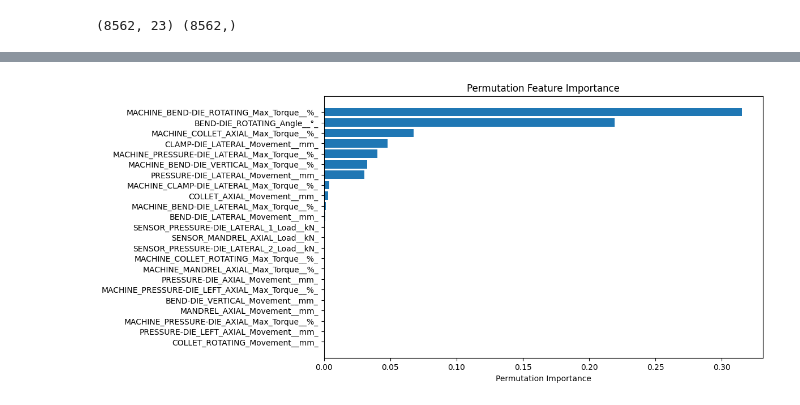
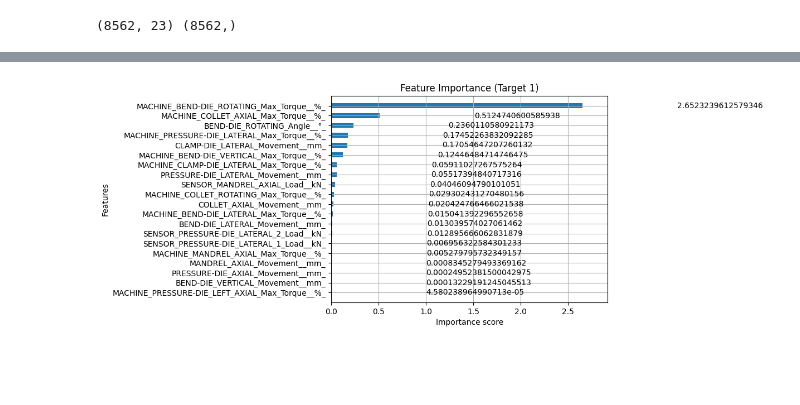
Before and after one commit to arman-niaruhi/temporal-windows-analysis-rotary-tube-bending, a Jupyter notebook: research/tubebend-main/preprocessing.ipynb, the cells around one changed output, grey strips where cells are left out. Drawn from its saved outputs; the diff is of its cells as text; code cells hidden in the pictures; blank space fills up the shorter version.

```diff
--- a/research/tubebend-main/preprocessing.ipynb
+++ b/research/tubebend-main/preprocessing.ipynb
@@ -396,13 +376,12 @@ plot_highlight_parts_list(dfs=[pd.DataFrame(X_trimmed), pd.DataFrame(y_expanded)
 # %%
-import pandas as pd
-import numpy as np
 import xgboost as xgb
 import shap
 import matplotlib.pyplot as plt
-
+from sklearn.multioutput import MultiOutputRegressor
 from sklearn.model_selection import train_test_split
 from sklearn.metrics import mean_squared_error
 from sklearn.inspection import permutation_importance
+
 # --- Prepare data ---
 X_safe = X_trimmed.copy()
 X_safe.columns = [
@@ -415,18 +394,18 @@ X_train, X_test, y_train, y_test = train_test_split(
     X_safe, y_expanded, test_size=0.2, random_state=42
 )
 
-# Train model
-model = xgb.XGBRegressor(
+# --- Train multi-output XGBoost ---
+model = MultiOutputRegressor(xgb.XGBRegressor(
     n_estimators=500,
     max_depth=5,
     learning_rate=0.05,
     subsample=0.8,
     colsample_bytree=0.8,
     random_state=42
-)
+))
 model.fit(X_train, y_train)
 
-# Predict & evaluate
+# --- Predict & evaluate ---
 y_pred = model.predict(X_test)
 mse = mean_squared_error(y_test, y_pred)
 print(f"Test MSE: {mse:.4f}")
@@ -434,58 +413,66 @@ print(f"Test MSE: {mse:.4f}")
 # ====================================================
 # --- Method 1: XGBoost built-in feature importance ---
 # ====================================================
-print("\nXGBoost built-in feature importance (gain):")
-xgb.plot_importance(model, importance_type="gain", height=0.5, max_num_features=20)
-plt.title("XGBoost Feature Importance (Gain)")
-plt.show()
+for i, est in enumerate(model.estimators_):
+    print(f"\nTarget {i} XGBoost feature importance (gain):")
+    xgb.plot_importance(est, importance_type="gain", height=0.5, max_num_features=20)
+    plt.title(f"Feature Importance (Target {i})")
+    plt.show()
 
 # ====================================================
 # --- Method 2: Permutation Importance (sklearn) -----
 # ====================================================
-print("\nPermutation Importance:")
-perm_importance = permutation_importance(model, X_test, y_test, n_repeats=10, random_state=42)
-sorted_idx = perm_importance.importances_mean.argsort()[::-1]
+for i, est in enumerate(model.estimators_):
+    print(f"\nTarget {i} permutation importance:")
+    perm_importance = permutation_importance(est, X_test, y_test[:, i], n_repeats=10, random_state=42)
+    sorted_idx = perm_importance.importances_mean.argsort()[::-1]
 
-plt.figure(figsize=(10, 6))
-plt.barh(X_test.columns[sorted_idx], perm_importance.importances_mean[sorted_idx])
-plt.xlabel("Permutation Importance")
-plt.title("Permutation Feature Importance")
-plt.gca().invert_yaxis()
-plt.show()
+    plt.figure(figsize=(10, 6))
+    plt.barh(X_test.columns[sorted_idx], perm_importance.importances_mean[sorted_idx])
+    plt.xlabel("Permutation Importance")
+    plt.title(f"Permutation Feature Importance (Target {i})")
+    plt.gca().invert_yaxis()
+    plt.show()
 
 # ====================================================
 # --- Method 3: SHAP Values (global + local) ---------
 # ====================================================
-explainer = shap.Explainer(model, X_train)
-shap_values = explainer(X_test)
+for i, est in enumerate(model.estimators_):
+    print(f"\nTarget {i} SHAP values:")
+    explainer = shap.Explainer(est, X_train)
+    shap_values = explainer(X_test)
+
+    # Local explanation: first sample
+    shap.plots.waterfall(shap_values[0])
+
 
 # Mean absolute SHAP values
-shap_abs_mean = pd.DataFrame({
-    'Feature': X_test.columns,
-    'Mean_ABS_SHAP': np.abs(shap_values.values).mean(axis=0)
-}).sort_values(by='Mean_ABS_SHAP', ascending=False)
+# shap_abs_mean = pd.DataFrame({
+#     'Feature': X_test.columns,
+#     'Mean_ABS_SHAP': np.abs(shap_values.values).mean(axis=0)
+# }).sort_values(by='Mean_ABS_SHAP', ascending=False)
 
-print("\nFeature effect (mean absolute SHAP value) ranking:")
-for i, row in enumerate(shap_abs_mean.itertuples(), 1):
-    print(f"{i}. {row.Feature}: {row.Mean_ABS_SHAP:.4f}")
+# print("\nFeature effect (mean absolute SHAP value) ranking:")
+# for i, row in enumerate(shap_abs_mean.itertuples(), 1):
+#     print(f"{i}. {row.Feature}: {row.Mean_ABS_SHAP:.4f}")
 
-# Bar plot
-plt.figure(figsize=(10, 6))
-plt.barh(shap_abs_mean['Feature'], shap_abs_mean['Mean_ABS_SHAP'], color='skyblue')
-plt.gca().invert_yaxis()
-plt.xlabel('Mean Absolute SHAP Value')
-plt.title('Feature Importance (SHAP)')
-plt.show()
+# # Bar plot
+# plt.figure(figsize=(10, 6))
+# plt.barh(shap_abs_mean['Feature'], shap_abs_mean['Mean_ABS_SHAP'], color='skyblue')
+# plt.gca().invert_yaxis()
+# plt.xlabel('Mean Absolute SHAP Value')
+# plt.title('Feature Importance (SHAP)')
+# plt.show()
 
-# SHAP summary plot (global explanation)
-shap.summary_plot(shap_values, X_test)
+# # SHAP summary plot (global explanation)
+# shap.summary_plot(shap_values, X_test)
 
-# SHAP dependence plot (example for top feature)
-top_feature = shap_abs_mean.iloc[0]['Feature']
-shap.dependence_plot(top_feature, shap_values.values, X_test)
+# # SHAP dependence plot (example for top feature)
+# top_feature = shap_abs_mean.iloc[0]['Feature']
+# shap.dependence_plot(top_feature, shap_values.values, X_test)
 
-# SHAP decision plot (example for one instance)
-shap.decision_plot(explainer.expected_value, shap_values.values[0, :], X_test.iloc[0, :])
+# # SHAP decision plot (example for one instance)
+# shap.decision_plot(explainer.expected_value, shap_values.values[0, :], X_test.iloc[0, :])
 # %% [output]
 Test MSE: 0.0000
 
@@ -495 +482 @@ Permutation Importance:
-[figure, old version]
+[figure, new version]
```
Also changed, not shown: parts of 8 cells of this notebook, 1 other file.
